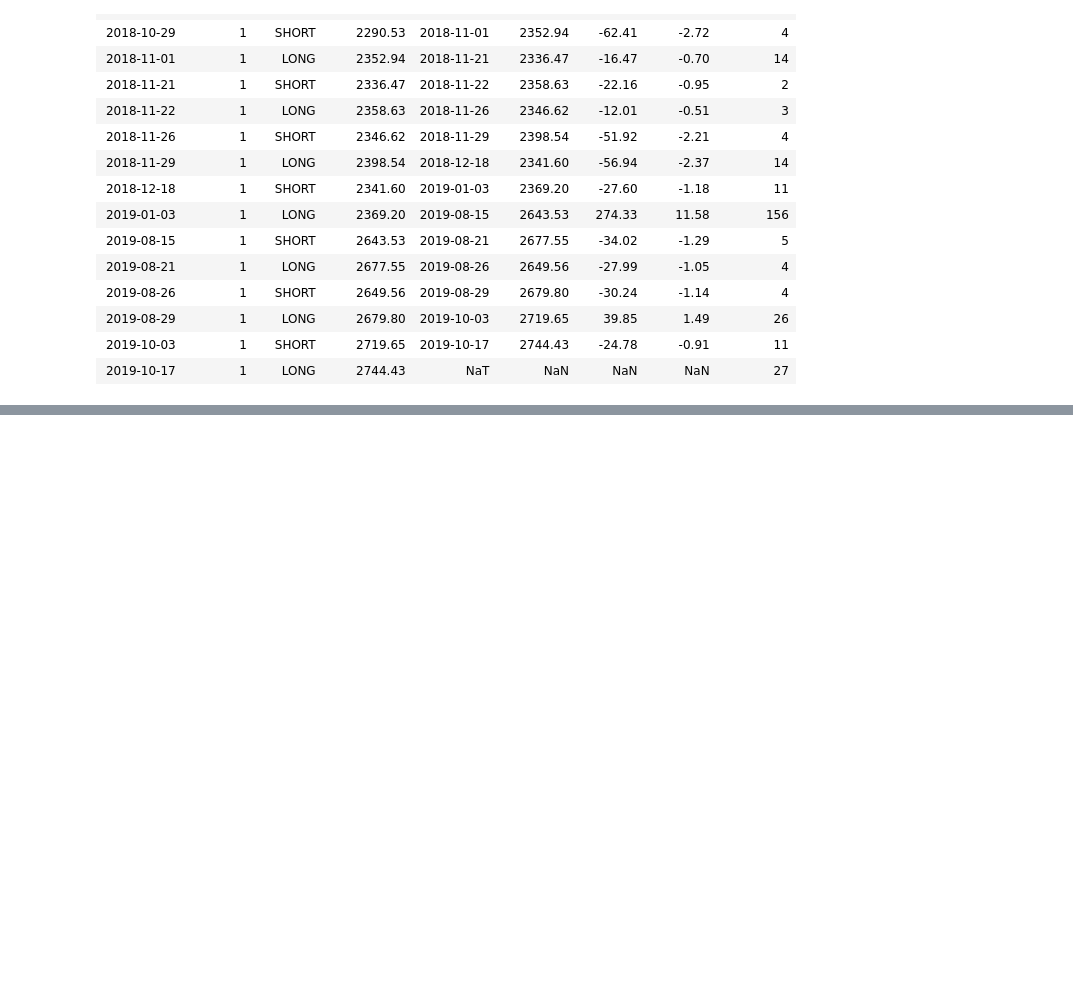
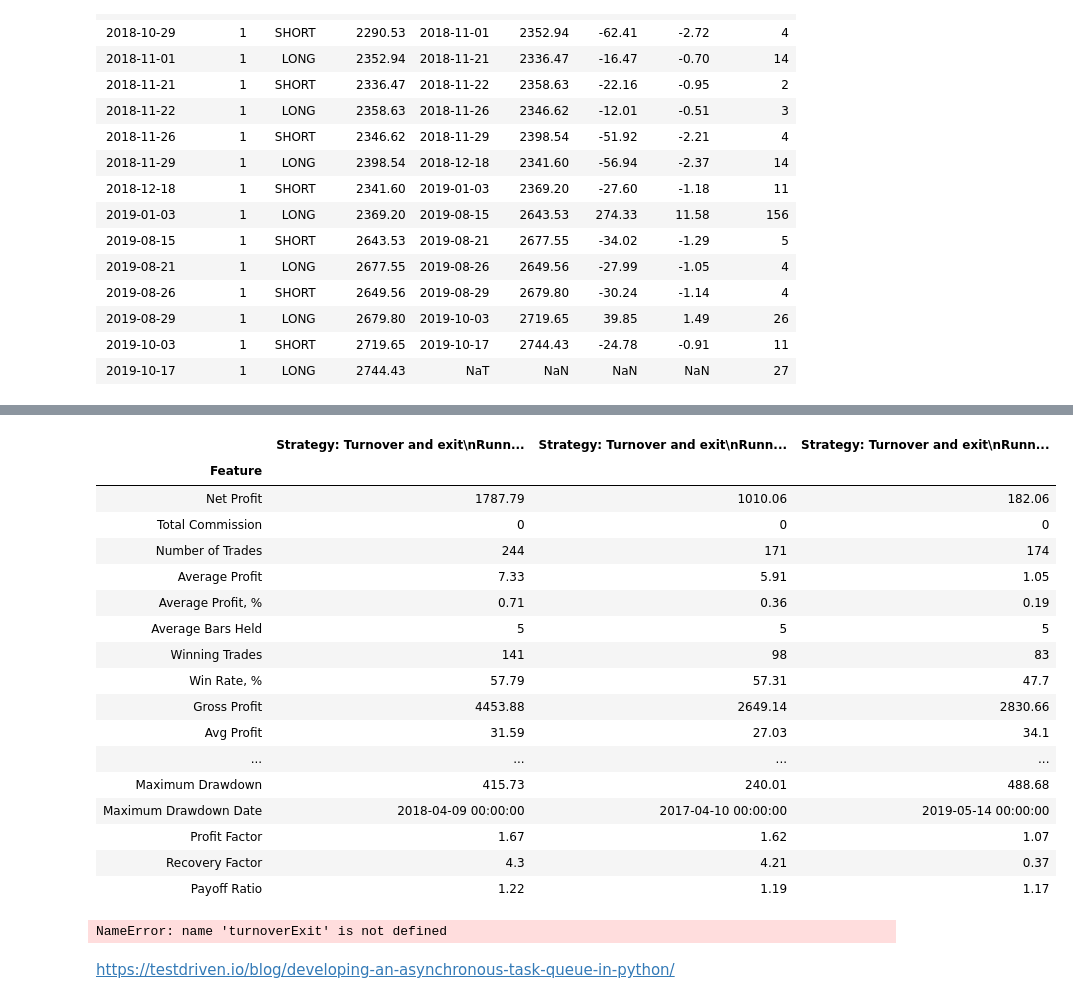
Before and after one commit to mozzherina/cherimoya, a Jupyter notebook: atPortfolio.ipynb, the cells around one changed output, grey strips where cells are left out. Drawn from its saved outputs; the diff is of its cells as text; code cells hidden in the pictures; blank space fills up the shorter version.

```diff
--- a/atPortfolio.ipynb
+++ b/atPortfolio.ipynb
@@ -650,0 +659,26 @@ Number of cpu :  8
+# %%
+import multiprocessing
+
+turnoverExit.reset()
+ms = None
+
+def run(ms):
+    queue = multiprocessing.Queue()
+
+    print('Enqueuing...')
+    for (name, signal) in turnoverExit:
+        print(name)
+        queue.put((name, signal))
+
+    print('\nDequeuing...')
+    while not queue.empty():
+        n, s = queue.get()
+        name, res = port.apply_strategy(symbol, turnoverExit, name = n, signal = s)
+        ms = port.get_metrics(res, name, metrics = ms)
+
+    return ms
+
+if __name__ == '__main__':
+    start = time.time()
+    ms = run(ms)
+    print(f'Time taken = {time.time() - start:.10f}')
@@ -650,0 +696,27 @@ Number of cpu :  8
+# %%
+ms
+# %% [output]
+|  | Strategy: Turnover and exit\nRunn... | Strategy: Turnover and exit\nRunn... | Strategy: Turnover and exit\nRunn... |
+| Feature |  |  |  |
+| Net Profit | 1787.79 | 1010.06 | 182.06 |
+| Total Commission | 0 | 0 | 0 |
+| Number of Trades | 244 | 171 | 174 |
+| Average Profit | 7.33 | 5.91 | 1.05 |
+| Average Profit, % | 0.71 | 0.36 | 0.19 |
+| Average Bars Held | 5 | 5 | 5 |
+| Winning Trades | 141 | 98 | 83 |
+| Win Rate, % | 57.79 | 57.31 | 47.7 |
+| Gross Profit | 4453.88 | 2649.14 | 2830.66 |
+| Avg Profit | 31.59 | 27.03 | 34.1 |
+| ... | ... | ... | ... |
+| Maximum Drawdown | 415.73 | 240.01 | 488.68 |
+| Maximum Drawdown Date | 2018-04-09 00:00:00 | 2017-04-10 00:00:00 | 2019-05-14 00:00:00 |
+| Profit Factor | 1.67 | 1.62 | 1.07 |
+| Recovery Factor | 4.3 | 4.21 | 0.37 |
+| Payoff Ratio | 1.22 | 1.19 | 1.17 |
+# %%
+turnoverExit.reset()
+# %% [output]
+NameError: name 'turnoverExit' is not defined
+# %% [markdown]
+https://testdriven.io/blog/developing-an-asynchronous-task-queue-in-python/
```
Also changed, not shown: parts of 18 cells of this notebook, 2 other files.
